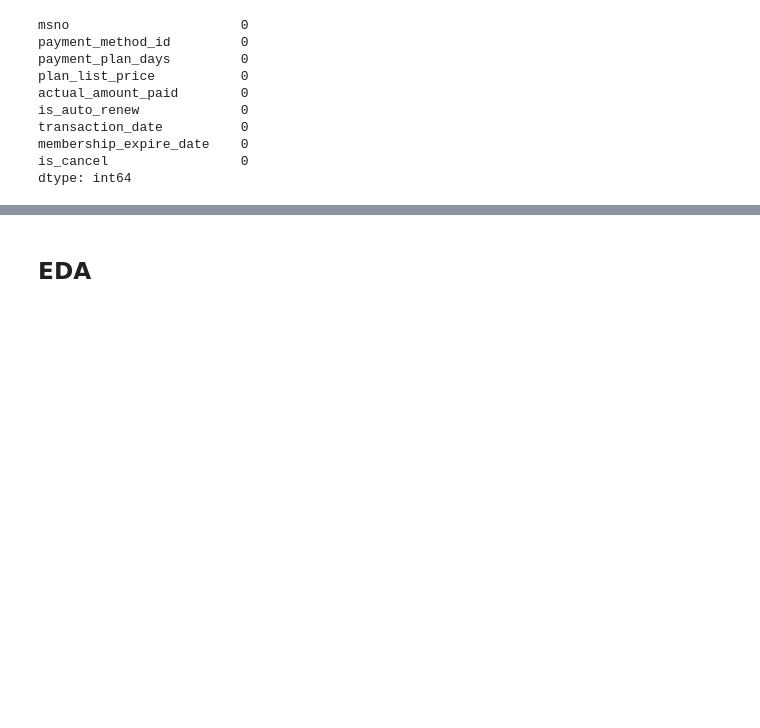
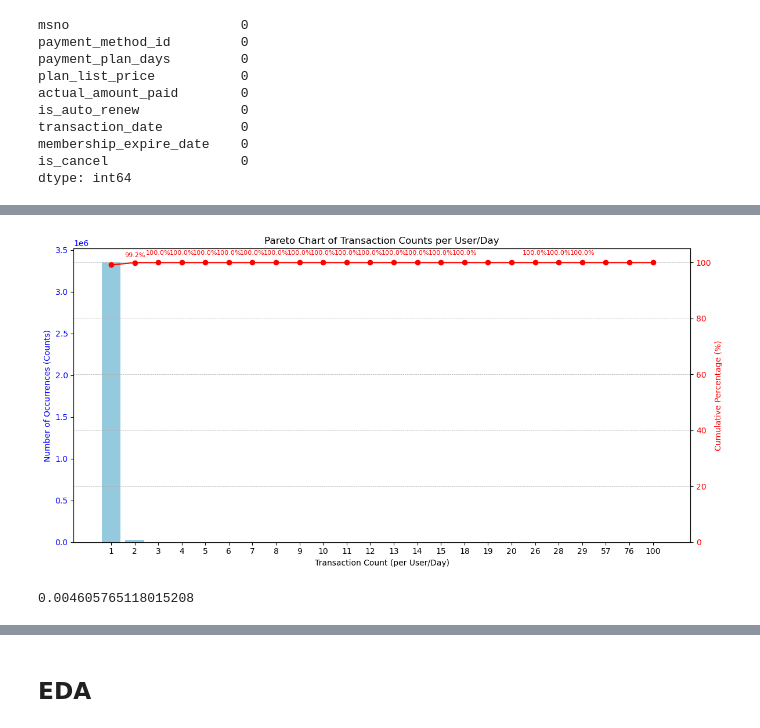
Before and after one commit to ivanckng/CS611_MLE_Group_Project, a Jupyter notebook: label_engineering.ipynb, the cells around one changed output, grey strips where cells are left out. Saved outputs shown, nothing was run; the diff lists cells and outputs as text; code cells hidden in the pictures; blank space fills up the shorter version.

```diff
--- a/label_engineering.ipynb
+++ b/label_engineering.ipynb
@@ -155,3 +155,10 @@ df_transactions.describe()
 | 75% | 4.100000e+01 | 3.000000e+01 | 1.490000e+02 | 1.490000e+02 | 1.000000e+00 | ... |
 | max | 4.100000e+01 | 4.500000e+02 | 2.000000e+03 | 2.000000e+03 | 1.000000e+00 | ... |
 | std | 3.097484e+00 | 2.936009e+01 | 1.253914e+02 | 1.246733e+02 | 2.689089e-01 | ... |
+# %%
+daily_transactions_by_user = df_transactions.groupby(['msno', 'transaction_date', 'is_cancel']).size().reset_index(name='transaction_count')
+daily_transactions_by_user = daily_transactions_by_user.sort_values(by = 'transaction_count', ascending = False)
+daily_user_counts_by_transactions = daily_transactions_by_user.groupby(['transaction_count']).size().reset_index(name = 'counts')
+daily_user_counts_by_transactions['cumsum'] =daily_user_counts_by_transactions['counts'].cumsum()
+daily_user_counts_by_transactions['proportion'] = daily_user_counts_by_transactions['cumsum']/daily_user_counts_by_transactions['counts'].sum()
+daily_user_counts_by_transactions
@@ -157,0 +183,30 @@ df_transactions.describe()
+# %%
+fig, ax1 = plt.subplots(figsize=(12, 6))
+
+
+sns.barplot(x='transaction_count', y='counts', data=daily_user_counts_by_transactions, ax=ax1, color='skyblue')
+ax1.set_xlabel('Transaction Count (per User/Day)')
+ax1.set_ylabel('Number of Occurrences (Counts)', color='blue')
+ax1.tick_params(axis='y', labelcolor='blue')
+ax1.set_title('Pareto Chart of Transaction Counts per User/Day')
+
+ax2 = ax1.twinx()
+ax2.plot(daily_user_counts_by_transactions['transaction_count'].astype(str),
+         daily_user_counts_by_transactions['proportion'] * 100,
+         color='red', marker='o', linestyle='-')
+ax2.set_ylabel('Cumulative Percentage (%)', color='red')
+ax2.tick_params(axis='y', labelcolor='red')
+ax2.set_ylim(0, 105)
+
+for index, row in daily_user_counts_by_transactions.iterrows():
+    ax2.annotate(f'{row["proportion"]:.1%}',
+                 (row['transaction_count'], row['proportion'] * 100),
+                 textcoords="offset points", xytext=(0,10), ha='center', fontsize=8, color='red')
+
+
+plt.xticks(rotation=45, ha='right')
+plt.grid(True, which='both', linestyle='--', linewidth=0.5)
+plt.tight_layout()
+plt.show()
+# %% [output]
+[figure, added]
@@ -157,0 +217,5 @@ df_transactions.describe()
+# %%
+# check proportions of records of outlier users
+df_transactions[df_transactions['filtered'] == False].shape[0]/df_transactions.shape[0]
+# %% [output]
+0.004605765118015208
```
Also changed, not shown: parts of 6 cells of this notebook, 1 other file.
